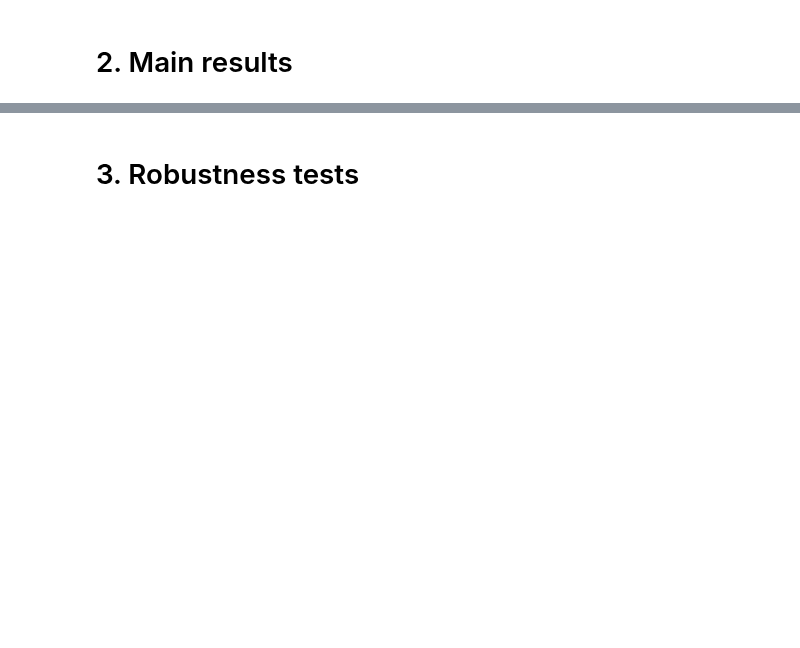
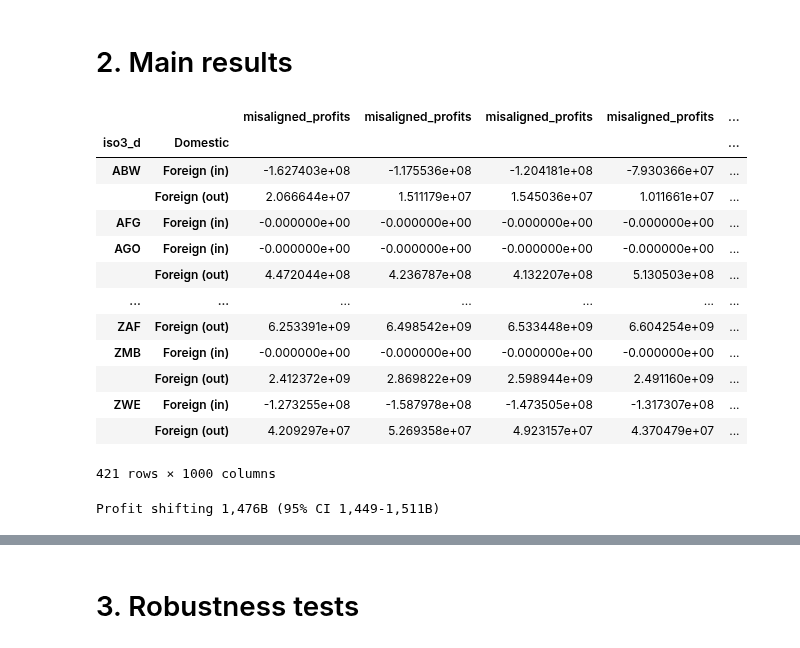
Before and after one commit to Tax-Justice-Network/unitary-taxation, a Jupyter notebook: src/1_estimation/3.study_misalignment_new.ipynb, the cells around one changed output, grey strips where cells are left out. Drawn from its saved outputs; the diff is of its cells as text; code cells hidden in the pictures; blank space fills up the shorter version.

```diff
--- a/src/1_estimation/3.study_misalignment_new.ipynb
+++ b/src/1_estimation/3.study_misalignment_new.ipynb
@@ -76,7 +76,8 @@ def calculate_misalignment(df,
                           carve_out=None,
                           carve_out_perc=0,
                           thres_mis=0,
-                          max_etr=0.25):
+                          max_etr=0.25,
+                          remove_misalignment=[]):
     """
     Calculate misalignment as a function of sales, employees, capital and wages
 
@@ -114,7 +115,12 @@ def calculate_misalignment(df,
         df[pi_var] = df[pi_var]-carve_out_perc*df[carve_out]
         df.loc[df[pi_var]<0,pi_var] = 0
 
+    #Adjustment for countries where we don't want to implement the misalignment method (in 2018 this is Saudi Arabia, because of their huge reported domestic profits of Aramco). For these countries, we just take the share of the economic activity instead of the share of profit.
+    for country in remove_misalignment:
+        df.loc[(df['iso3_o'] == country) & (df["iso3_d"] == country), "share_profits"] = df.loc[(df['iso3_o'] == country) & (df["iso3_d"] == country), "share_economy"]
+
     df["share_profits"] = df[pi_var]/df[pi_var].sum()
+    #df["share_profits"] = df["share_profits"]/df["share_profits"].sum()
 
     #Theoretical profits
     df["pi_theo_mis"] = df[pi_var].sum()*df["share_economy"]
@@ -261,25 +288,47 @@ temp_foreign["pi"].sum(),temp_foreign["profits"].sum(),(temp_foreign["profits"].
 percentiles = [12.5,25,50,75,87.5]
 main_weights = [0,0.5,0.5,0]
 # %%
-weigths = main_weights/np.sum(main_weights)
+weigths = main_weights / np.sum(main_weights)
 all_reps = []
-for rep,data in df.groupby("n_rep"):
-    data = calculate_misalignment(data,weights=weigths,
-                                  weights_var=["revt_pred","emp_pred","wages_pred","t_at_pred"],
-                                  carve_out=None,
-                                  carve_out_perc=0,
-                                  pi_var="profits",
-                                 thres_mis=0,
-                                 max_etr=0.15)
-    data.loc[(data["Domestic"]==0)&(data["misaligned_profits"]<0),"Domestic"] = -1
-    data["Domestic"] = data["Domestic"].map({1: "Domestic", 0: "Foreign (in)", -1: "Foreign (out)"})
-    all_reps.append(data.groupby(["iso3_d","Domestic"])["misaligned_profits"].sum())
+for rep, data in df.groupby("n_rep"):
+    data = calculate_misalignment(
+        data,
+        weights=weigths,
+        weights_var=["revt_pred", "emp_pred", "wages_pred", "t_at_pred"],
+        carve_out=None,
+        carve_out_perc=0,
+        pi_var="profits",
+        thres_mis=0,
+        max_etr=0.15,
+        remove_misalignment=["SAU"])
+    data.loc[
+        (data["Domestic"] == 0) & (data["misaligned_profits"] < 0), "Domestic"
+    ] = -1
+    data["Domestic"] = data["Domestic"].map(
+        {1: "Domestic", 0: "Foreign (in)", -1: "Foreign (out)"}
+    )
+    all_reps.append(data.groupby(["iso3_d", "Domestic"])["misaligned_profits"].sum())
 
-df_all_reps = pd.concat(all_reps,axis=1)
+df_all_reps = pd.concat(all_reps, axis=1)
 
-#Switch negative and positive (+ means loses now)
+# Switch negative and positive (+ means loses now)
 df_all_reps *= -1
 df_all_reps
+# %% [output]
+|  |  | misaligned_profits | misaligned_profits | misaligned_profits | misaligned_profits | ... |
+| iso3_d | Domestic |  |  |  |  | ... |
+| ABW | Foreign (in) | -1.627403e+08 | -1.175536e+08 | -1.204181e+08 | -7.930366e+07 | ... |
+|  | Foreign (out) | 2.066644e+07 | 1.511179e+07 | 1.545036e+07 | 1.011661e+07 | ... |
+| AFG | Foreign (in) | -0.000000e+00 | -0.000000e+00 | -0.000000e+00 | -0.000000e+00 | ... |
+| AGO | Foreign (in) | -0.000000e+00 | -0.000000e+00 | -0.000000e+00 | -0.000000e+00 | ... |
+|  | Foreign (out) | 4.472044e+08 | 4.236787e+08 | 4.132207e+08 | 5.130503e+08 | ... |
+| ... | ... | ... | ... | ... | ... | ... |
+| ZAF | Foreign (out) | 6.253391e+09 | 6.498542e+09 | 6.533448e+09 | 6.604254e+09 | ... |
+| ZMB | Foreign (in) | -0.000000e+00 | -0.000000e+00 | -0.000000e+00 | -0.000000e+00 | ... |
+|  | Foreign (out) | 2.412372e+09 | 2.869822e+09 | 2.598944e+09 | 2.491160e+09 | ... |
+| ZWE | Foreign (in) | -1.273255e+08 | -1.587978e+08 | -1.473505e+08 | -1.317307e+08 | ... |
+|  | Foreign (out) | 4.209297e+07 | 5.269358e+07 | 4.923157e+07 | 4.370479e+07 | ... |
+421 rows × 1000 columns
 # %%
 #Median profit shifted
 boot_all_mis = df_all_reps.copy()
@@ -287,6 +336,8 @@ boot_all_mis[boot_all_mis<0] = 0
 
 ci_profit_shifting = np.percentile(boot_all_mis.sum()/1E9,[2.5,50,97.5])
 print("Profit shifting {1:2,.0f}B (95% CI {0:2,.0f}-{2:2,.0f}B)".format(*ci_profit_shifting))
+# %% [output]
+Profit shifting 1,476B (95% CI 1,449-1,511B)
 # %%
 boot_all_mis_sum = pd.concat([df_all_reps.apply(lambda x: np.percentile(x[np.isfinite(x)],percentiles),axis=1),df_all_reps.median(1),df_all_reps.std(1)],axis=1)
 # %%
```
Also changed, not shown: parts of 19 cells of this notebook, 1 other file.
